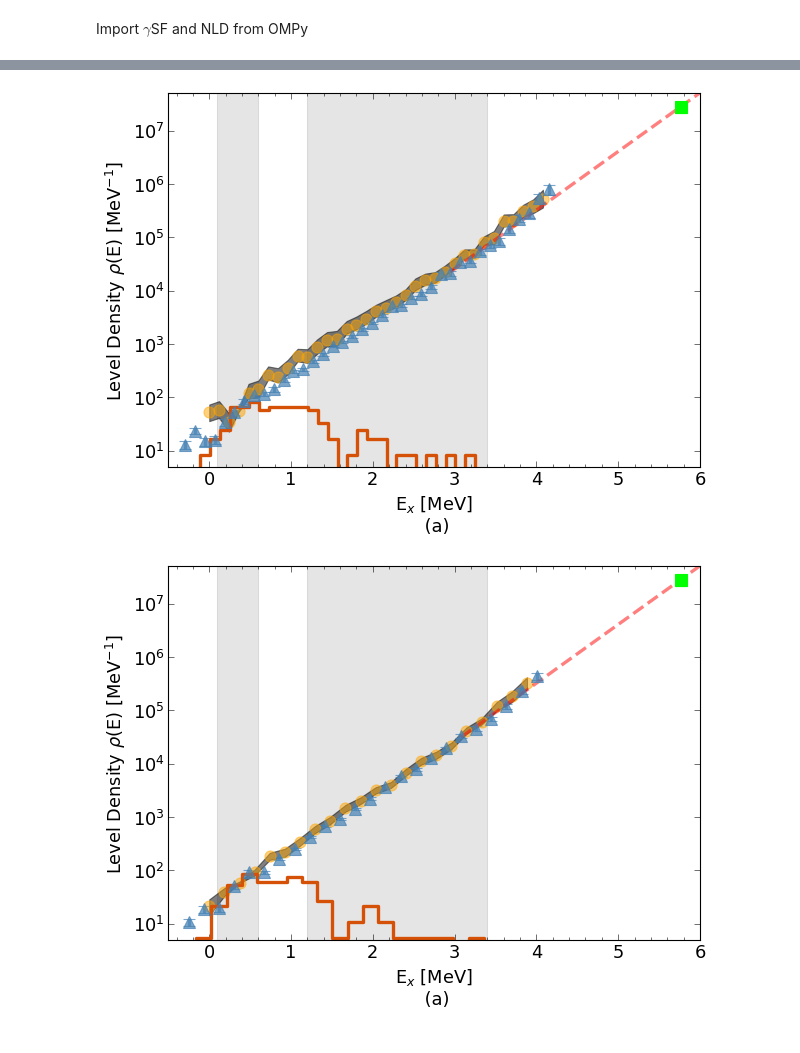
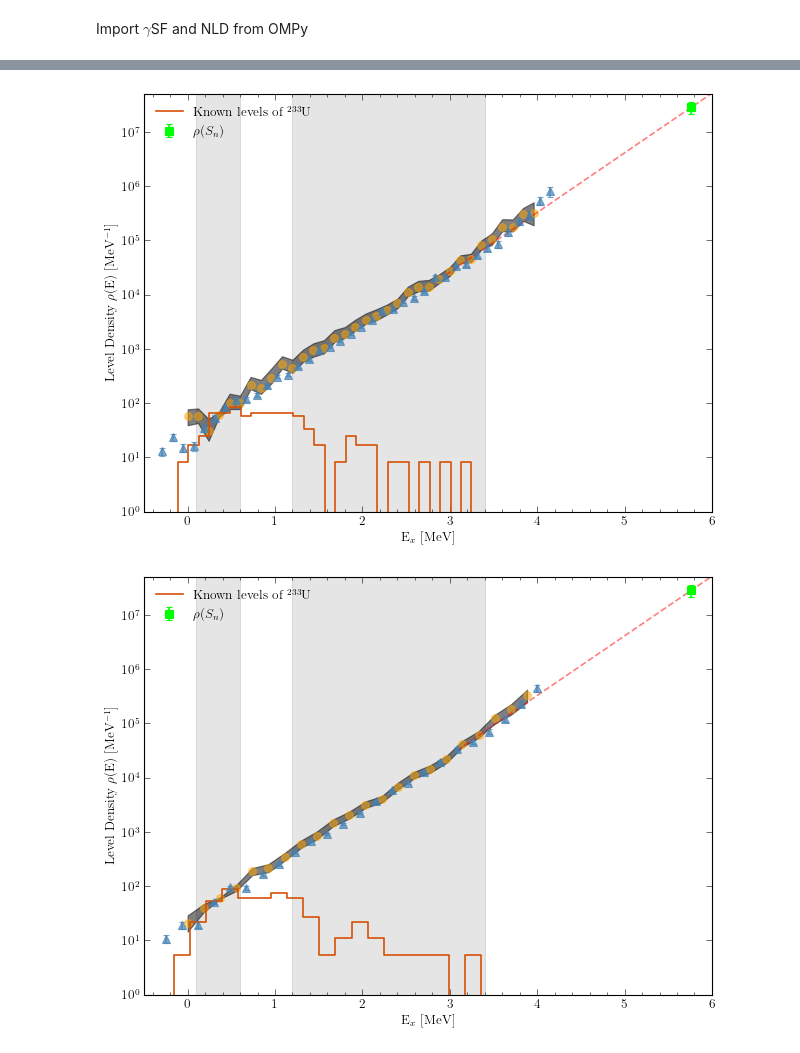
Before and after one commit to tellefs/MasterThesis, a Jupyter notebook: comparing.ipynb, the cells around one changed output, grey strips where cells are left out. Drawn from its saved outputs; the diff is of its cells as text; code cells hidden in the pictures.

```diff
--- a/comparing.ipynb
+++ b/comparing.ipynb
@@ -169,7 +207,9 @@ fig.show()
 #datetimes = ['02-23_13:03:23', '02-23_14:08:46', '02-26_15:59:51']
 #datetimes = ['02-23_13:03:23', '02-23_14:08:46']
 #datetimes = ['03-01_11:35:59', '03-01_13:07:47']
-datetimes = ['03-01_11:35:59', '03-02_11:19:18']
+#datetimes = ['03-01_11:35:59', '03-02_11:19:18'] #dette er dataene jeg har brukt til alle figurer til nå
+datetimes = ['04-26_09:12:21', '04-26_10:06:05']
+#datetimes = ['04-26_09:12:21', '04-26_16:40:19'] #same, high gsf extrapolation area
 #OMS_paths = ['analysis/OMS/120keVperBin/', 'analysis/OMS/180keVperBin/', 'analysis/OMS/240keVperBin/']
 OMS_paths = ['analysis/OMS/120keVperBin/', 'analysis/OMS/185keVperBin/']
 # %% [markdown]
@@ -198,7 +238,7 @@ def plot_gsf_OMPy_vs_OMS(datetime, OMS_path, ax_gsf):
     [energy, median, error_upper, error_lower, error] = read_OMPy(datetime)[0]
 
     #make confidence interval plot
-    ax_gsf.fill_between(energy, error_lower, error_upper, color='black', alpha=0.5, label='68% Confidence Interval')
+    ax_gsf.fill_between(energy, error_lower, error_upper, color='black', alpha=0.5, label='68\% Confidence Interval')
     ax_gsf.plot(energy, median, marker='o', linestyle='',  color='orange', label='OMPy %.0i keV/bin'%check_kevperbin(energy), alpha=.5)
 
 
@@ -220,20 +260,20 @@ def plot_gsf_OMPy_vs_OMS(datetime, OMS_path, ax_gsf):
     z = np.polyfit(energy[:low_cut_hi], np.log(median[:low_cut_hi]), 1)
     fit = np.poly1d(z)
     energy_cont = np.linspace(-10, gsf_norm[1], 100)
-    ax_gsf.plot(energy_cont, np.exp(fit(energy_cont)), '--', color='red', alpha=.5)
+    ax_gsf.plot(energy_cont, np.exp(fit(energy_cont)), '--', color='red', alpha=.5, label='Extrapolation')
 
     #plot settings
     ax_gsf.errorbar(x=energy_gsf_OMS, y=gsf_OMS, yerr=gsf_OMS_error,
                 marker='^', linestyle='', label='OMS %.0i keV/bin'%check_kevperbin(energy_gsf_OMS), color='steelblue', alpha=.7)
 
-    ax_gsf.set_ylim(1e-9, 3e-6)
+    ax_gsf.set_ylim(1e-11, 3e-6)
     ax_gsf.set_xlim(0.5, 5.5)
     ax_gsf.set_yscale('log')
     ax_gsf.yaxis.set_minor_locator(AutoMinorLocator())
     ax_gsf.xaxis.set_minor_locator(AutoMinorLocator())
-    ax_gsf.set_xlabel('E$_\gamma$  [MeV]\n (b)')
+    ax_gsf.set_xlabel('E$_\gamma$  [MeV]')
     ax_gsf.set_ylabel('$\gamma$-ray Strength Function [MeV$^{-3}$]')
-    #ax_gsf.legend()
+    ax_gsf.legend(loc='lower left')
 
 
 for i in range(len(datetimes)):
@@ -268,50 +308,50 @@ def plot_nld_OMPy_vs_OMS(datetime, OMS_path, ax_nld):
     nldnorm_low = [0.1, 0.6]
     nldnorm_high = [1.2,3.4]
 
-    ax_nld.fill_between(nldnorm_low, [1e8,1e8], [0,0], color='black', alpha=0.1, label='OMPy Extrapolation Area')
+    ax_nld.fill_between(nldnorm_low, [1e8,1e8], [0,0], color='black', alpha=0.1)
     ax_nld.fill_between(nldnorm_high, [1e8,1e8], [0,0], color='black', alpha=0.1)
 
     [energy_nld_OMS, nld_OMS, nld_OMS_error, discrete_levels, fermigas, rhoSn, rhoSn_error, Sn, n0_CT, n1_CT] = read_OMS(OMS_path)[1]
     [energy, median, error_upper, error_lower, error] = read_OMPy(datetime)[1]
 
     #plotting OMS nld
     ax_nld.errorbar(x=energy_nld_OMS[:len(nld_OMS)], y=nld_OMS, yerr=nld_OMS_error,
-                marker='^', linestyle='', label='OMS %.0i keV/bin'%check_kevperbin(energy_nld_OMS), color='steelblue', alpha=.7)
+                marker='^', linestyle='', color='steelblue', alpha=.7)
 
     #plotting neutron separation energy
     ax_nld.errorbar(x=Sn, y=rhoSn, yerr=rhoSn_error, marker='s', linestyle='', label='$\\rho(S_n)$', color='lime')
 
     #plotting OMPy nld
-    ax_nld.fill_between(energy, error_upper, error_lower, color='black', alpha=0.5, label='68% Confidence Interval')
-    ax_nld.plot(energy, median, marker='o', linestyle='', color='orange', label = 'OMPy %.0i keV/bin'%check_kevperbin(energy), alpha=.5)
+    ax_nld.fill_between(energy, error_upper, error_lower, color='black', alpha=0.5)
+    ax_nld.plot(energy, median, marker='o', linestyle='', color='orange', alpha=.5)
 
 
     #plotting CT extrapolation from OMS
-    ax_nld.plot(energy_nld_OMS[n0_CT:n1_CT], fermigas[n0_CT:n1_CT], linestyle='--', label='Extrapolation', color='red', alpha=.5)
+    ax_nld.plot(energy_nld_OMS[n0_CT:n1_CT], fermigas[n0_CT:n1_CT], linestyle='--', color='red', alpha=.5)
 
     #plotting discrete levels
-    ax_nld.step(energy_nld_OMS[:len(discrete_levels)], discrete_levels, color="#D65108", label='Known levels of $^{233}U$', where='mid')
+    ax_nld.step(energy_nld_OMS[:len(discrete_levels)], discrete_levels, color="#D65108", label='Known levels of $^{233}$U', where='mid')
 
     #NLD axis settings
-    ax_nld.set_xlabel('E$_x$ [MeV]\n (a)')
+    ax_nld.set_xlabel('E$_x$ [MeV]')
     ax_nld.set_ylabel('Level Density $\\rho$(E) [MeV$^{-1}$]')
-    #ax_nld.legend()
+    ax_nld.legend()
     ax_nld.set_yscale('log')
     ax_nld.yaxis.set_minor_locator(AutoMinorLocator())
     ax_nld.xaxis.set_minor_locator(AutoMinorLocator())
-    ax_nld.set_ylim(5e0, 5e7)
+    ax_nld.set_ylim(1e0, 5e7)
     ax_nld.set_xlim(-.5, 6)
 
 
 
 for i in range(len(datetimes)):
     datetime = datetimes[i]
     OMS_path = OMS_paths[i]
     fig, ax = plt.subplots()
     plot_nld_OMPy_vs_OMS(datetime, OMS_path,ax)
 # %% [output]
-[figure, old version]
+[figure, new version]
-[figure, old version]
+[figure, new version]
 # %%
 fignames= ['ompy_vs_oms_120kevperbin', 'ompy_vs_oms_185kevperbin']
 def plot_OMPy_vs_OMS(datetime, OMS_path):
```
Also changed, not shown: parts of 6 cells of this notebook, 10 other files.
